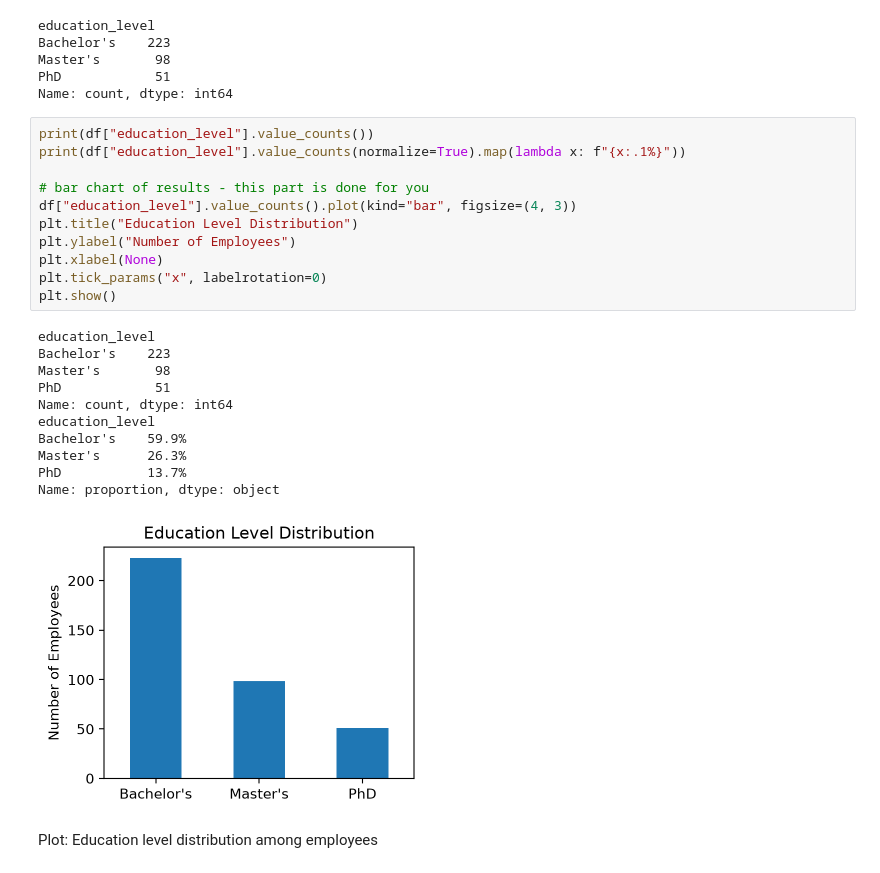
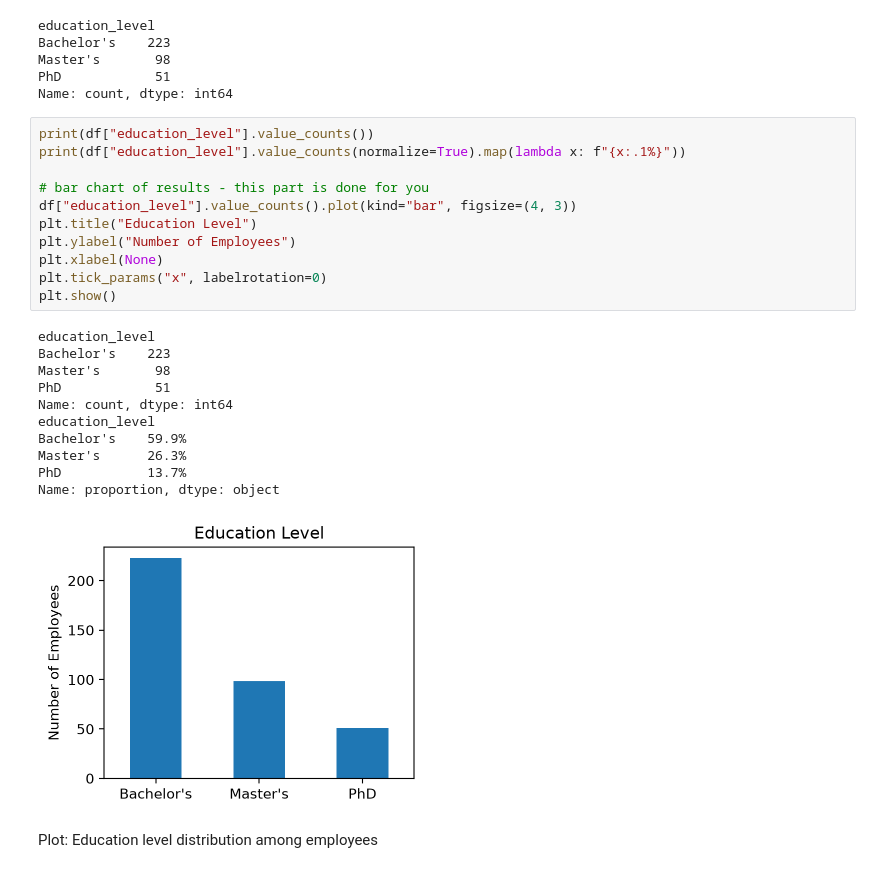
Before and after one commit to mhaddock/udacity_coursework, a Jupyter notebook: statistics_for_data_analysis/projects/model_salary_data_with_linear_regression/salary_prediction_project.ipynb, the cells around one changed output. Cells and saved outputs as stored; diff of their text form.

```diff
--- a/statistics_for_data_analysis/projects/model_salary_data_with_linear_regression/salary_prediction_project.ipynb
+++ b/statistics_for_data_analysis/projects/model_salary_data_with_linear_regression/salary_prediction_project.ipynb
@@ -151,26 +151,26 @@ Name: count, dtype: int64
 # %%
 print(df["education_level"].value_counts())
 print(df["education_level"].value_counts(normalize=True).map(lambda x: f"{x:.1%}"))
 
 # bar chart of results - this part is done for you
 df["education_level"].value_counts().plot(kind="bar", figsize=(4, 3))
-plt.title("Education Level Distribution")
+plt.title("Education Level")
 plt.ylabel("Number of Employees")
 plt.xlabel(None)
 plt.tick_params("x", labelrotation=0)
 plt.show()
 # %% [output]
 education_level
 Bachelor's    223
 Master's       98
 PhD            51
 Name: count, dtype: int64
 education_level
 Bachelor's    59.9%
 Master's      26.3%
 PhD           13.7%
 Name: proportion, dtype: object
-[figure, old version]
+[figure, new version]
 # %% [markdown]
 Plot: Education level distribution among employees
 # %%
```
Also changed, not shown: parts of 12 cells of this notebook, 7 other files.
